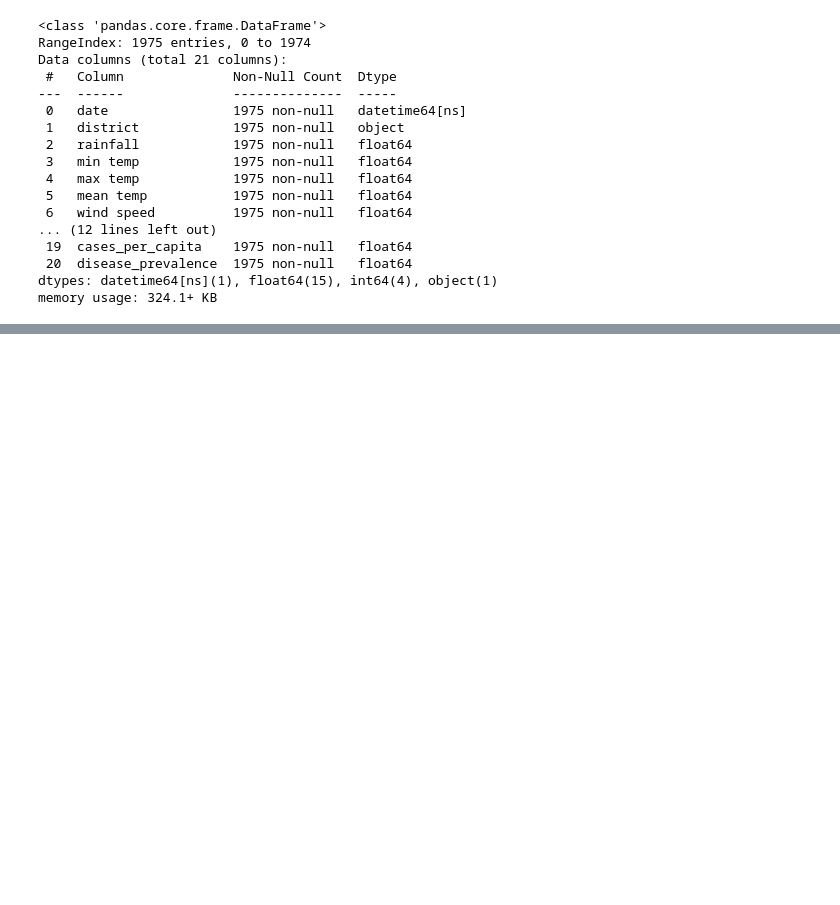
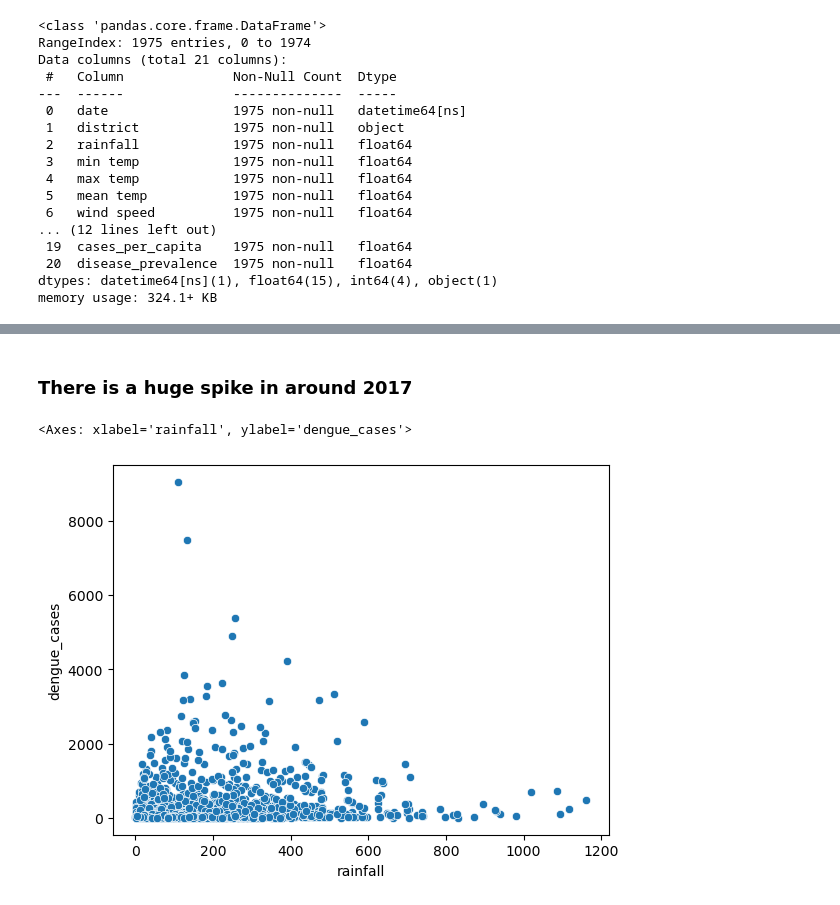
Before and after one commit to LlakmalGamage/Dengue-Forecasting-Sri-Lanka, a Jupyter notebook: notebooks/data_analysis.ipynb, the cells around one changed output, grey strips where cells are left out. Saved outputs shown, nothing was run; the diff lists cells and outputs as text; code cells hidden in the pictures; blank space fills up the shorter version.

```diff
--- a/notebooks/data_analysis.ipynb
+++ b/notebooks/data_analysis.ipynb
@@ -74,0 +90,7 @@ df.describe()
+# %% [markdown]
+### There is a huge spike in around 2017
+# %%
+sns.scatterplot(x='rainfall', y='dengue_cases', data=df)
+# %% [output]
+<Axes: xlabel='rainfall', ylabel='dengue_cases'>
+[figure, added]
```
Also changed, not shown: parts of 25 cells of this notebook.
